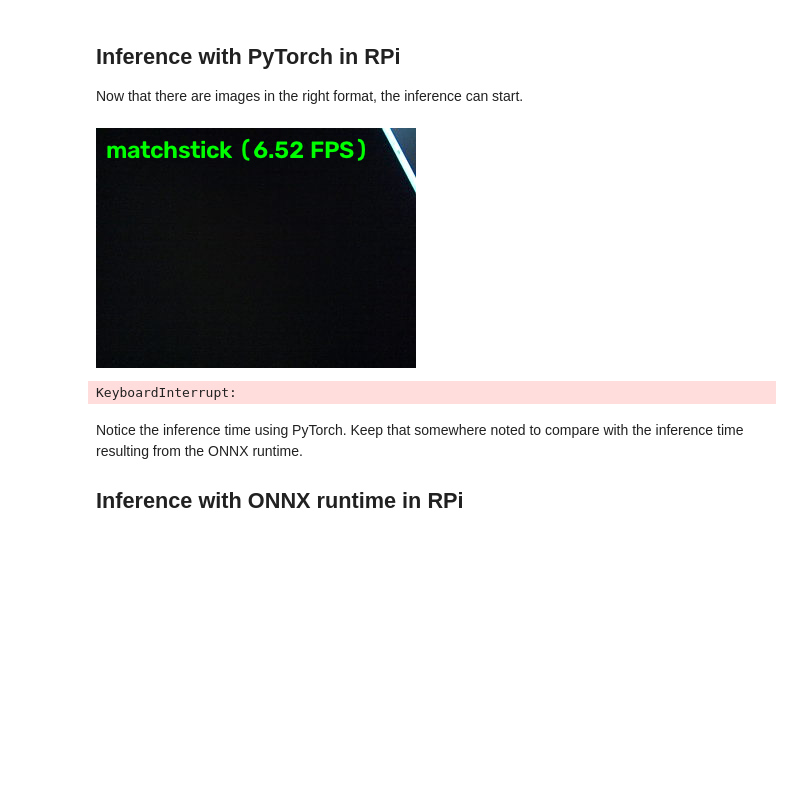
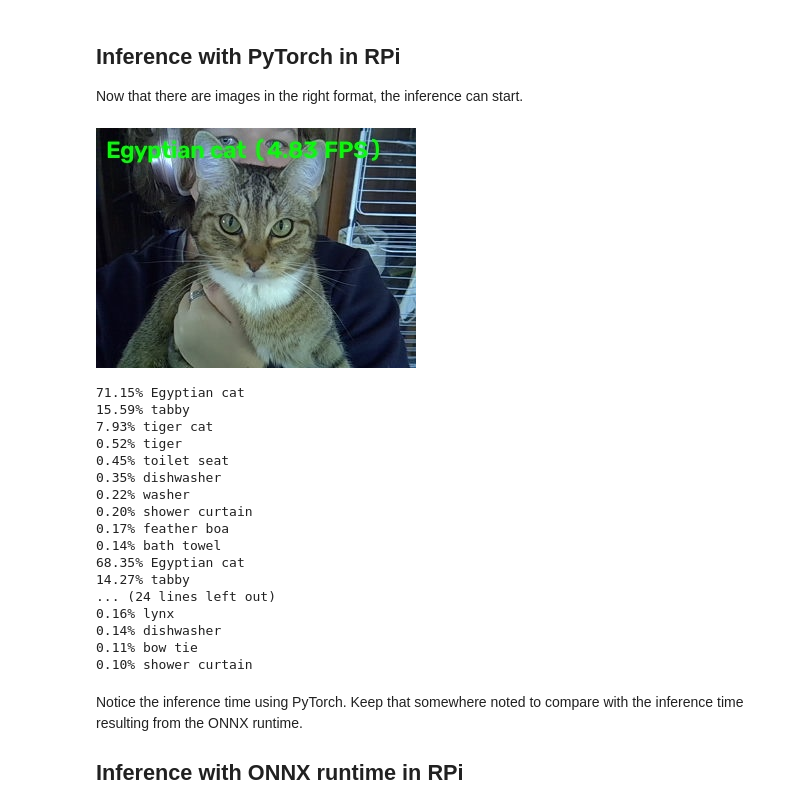
Before and after one commit to Lara-Matt/week5Robotics, a Jupyter notebook: Assignment4_Deploying_RPi.ipynb, the cells around one changed output. Saved outputs shown, nothing was run; the diff lists cells and outputs as text; code cells hidden in the pictures; blank space fills up the shorter version.

```diff
--- a/Assignment4_Deploying_RPi.ipynb
+++ b/Assignment4_Deploying_RPi.ipynb
@@ -135,21 +136,12 @@ You should see the captured image.
 Now that there are images in the right format, the inference can start.
 # %%
 import cv2
+import numpy as np
 import torch
 from torchvision import models,transforms
 import time
 import urllib.request
 from torchprofile import profile_macs
-import numpy as np
-
-from IPython.display import display, clear_output
-from PIL import Image
-
-def show(img):
-    # Show a frame inside the notebook (cv2.imshow crashes the kernel without a screen)
-    clear_output(wait=True)
-    display(Image.fromarray(cv2.cvtColor(img, cv2.COLOR_BGR2RGB)))
-
 
 
 
@@ -185,51 +177,81 @@ url="https://raw.githubusercontent.com/pytorch/hub/master/imagenet_classes.txt"
 with urllib.request.urlopen(url) as f:
     classes = [line.decode('utf‑8').strip() for line in f.readlines()]
 
-# Inference
+from IPython.display import display, Image, clear_output
+
+# cv2.imshow needs a screen (crashes the kernel over SSH), so show frames inline.
+# Showing every frame is slow, so only show every Nth one.
+DISPLAY_EVERY = 5
+def show_frame(img):
+    _, jpg = cv2.imencode('.jpg', img)
+    clear_output(wait=True)
+    display(Image(data=jpg.tobytes()))
+
+# Inference (press the notebook's Stop button to exit)
+fps = 0.0
 try:
     with torch.no_grad():
         while True:
             ret,frame=cap.read()
             if not ret:
-                print("Failed to grad frame")
+                print("Failed to grab frame")
                 break
             resized_frame=cv2.resize(frame,(224,224),interpolation=cv2.INTER_LINEAR)
 
             #Preprocessing
             input_tensor=preproces(resized_frame)
 
             # Mini-batch as expected by model
             input_batch=input_tensor.unsqueeze(0)
 
             # Run the model
             output=net(input_batch)
 
 
             # Log model performance
             frame_count+=1
             now=time.time()
             if now-last_logged>1:
-                print(f"{frame_count/(now-last_logged)} fps")
+                fps = frame_count/(now-last_logged)
+                print(f"{fps:.2f} fps")
                 last_logged=now
                 frame_count=0
 
             top=list(enumerate(output[0].softmax(dim=0)))
             top.sort(key=lambda x:x[1],reverse=True)
             for idx,val in top[:10]:
                 print(f"{val.item()*100:.2f}% {classes[idx]}")
 
-            pred = np.argmax(output[0])
+            pred = output[0].argmax().item()
             class_name = classes[pred]
-            fps = frame_count/max(now-last_logged, 1e-6)
 
             cv2.putText(frame, f"{class_name} ({fps:.2f} FPS)", (10, 30),
                     cv2.FONT_HERSHEY_SIMPLEX, 0.8, (0, 255, 0), 2)
-            show(frame)
+            if frame_count % DISPLAY_EVERY == 0:
+                show_frame(frame)
+except KeyboardInterrupt:
+    pass
 finally:
     cap.release()
 # %% [output]
-[figure, old version]
+[figure, new version]
-KeyboardInterrupt:
+71.15% Egyptian cat
+15.59% tabby
+7.93% tiger cat
+0.52% tiger
+0.45% toilet seat
+0.35% dishwasher
+0.22% washer
+0.20% shower curtain
+0.17% feather boa
+0.14% bath towel
+68.35% Egyptian cat
+14.27% tabby
+... (24 lines left out)
+0.16% lynx
+0.14% dishwasher
+0.11% bow tie
+0.10% shower curtain
 # %% [markdown]
 Notice the inference time using PyTorch. Keep that somewhere noted to compare with the inference time resulting from the ONNX runtime.
 
```
Also changed, not shown: parts of 7 cells of this notebook, 1 other file.
